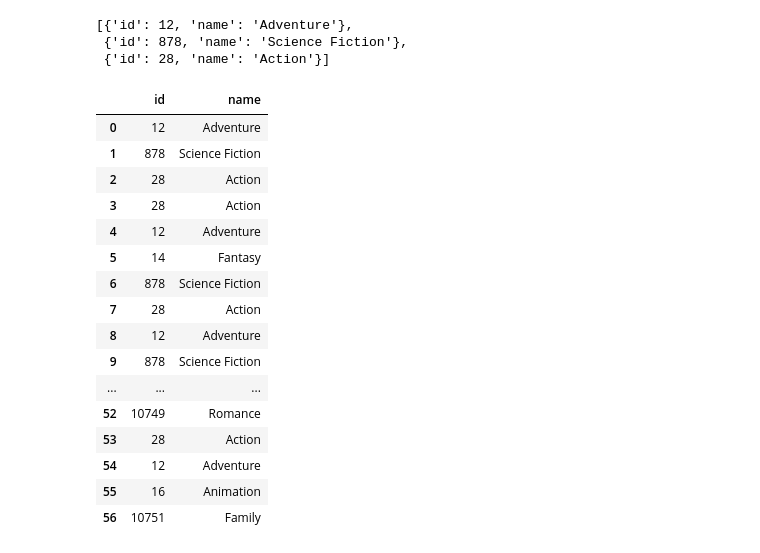
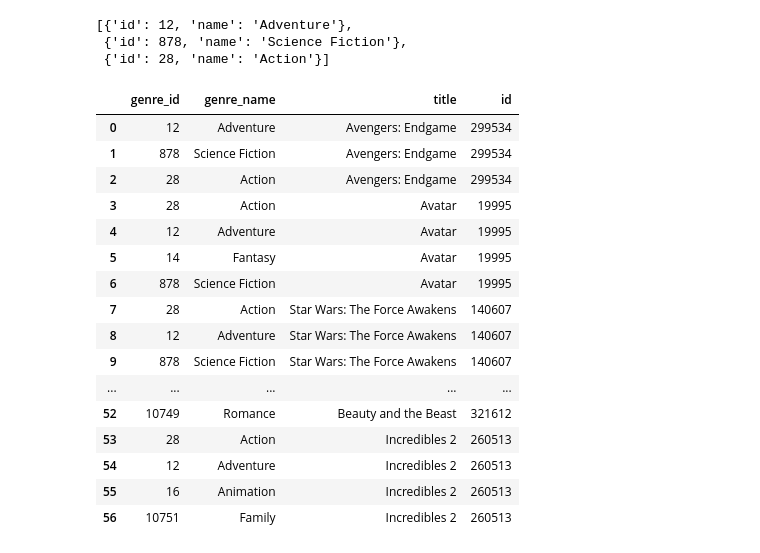
Before and after one commit to syahnetwork/Data-Science-Pandas, a Jupyter notebook: 03 Project 2 Data Import - Working with APIs and JSON (Movies Dataset).ipynb, the cells around one changed output. Drawn from its saved outputs; the diff is of its cells as text; code cells hidden in the pictures.

```diff
--- a/03 Project 2 Data Import - Working with APIs and JSON (Movies Dataset).ipynb
+++ b/03 Project 2 Data Import - Working with APIs and JSON (Movies Dataset).ipynb
@@ -175,22 +184,23 @@ pd.json_normalize(data = data, sep = "_").genres[0]
  {'id': 878, 'name': 'Science Fiction'},
  {'id': 28, 'name': 'Action'}]
 # %%
-pd.json_normalize(data = data, record_path = "genres")
+pd.json_normalize(data = data, record_path = "genres", meta = ["title", "id"], record_prefix = "genre_") #which rows belongs to which movies, need additional parameter (meta)
+#can't add meta to column ID because already have ID
 # %% [output]
-|  | id | name |
-| 0 | 12 | Adventure |
-| 1 | 878 | Science Fiction |
-| 2 | 28 | Action |
-| 3 | 28 | Action |
-| 4 | 12 | Adventure |
-| 5 | 14 | Fantasy |
-| 6 | 878 | Science Fiction |
-| 7 | 28 | Action |
-| 8 | 12 | Adventure |
-| 9 | 878 | Science Fiction |
-| ... | ... | ... |
-| 52 | 10749 | Romance |
-| 53 | 28 | Action |
-| 54 | 12 | Adventure |
-| 55 | 16 | Animation |
-| 56 | 10751 | Family |
+|  | genre_id | genre_name | title | id |
+| 0 | 12 | Adventure | Avengers: Endgame | 299534 |
+| 1 | 878 | Science Fiction | Avengers: Endgame | 299534 |
+| 2 | 28 | Action | Avengers: Endgame | 299534 |
+| 3 | 28 | Action | Avatar | 19995 |
+| 4 | 12 | Adventure | Avatar | 19995 |
+| 5 | 14 | Fantasy | Avatar | 19995 |
+| 6 | 878 | Science Fiction | Avatar | 19995 |
+| 7 | 28 | Action | Star Wars: The Force Awakens | 140607 |
+| 8 | 12 | Adventure | Star Wars: The Force Awakens | 140607 |
+| 9 | 878 | Science Fiction | Star Wars: The Force Awakens | 140607 |
+| ... | ... | ... | ... | ... |
+| 52 | 10749 | Romance | Beauty and the Beast | 321612 |
+| 53 | 28 | Action | Incredibles 2 | 260513 |
+| 54 | 12 | Adventure | Incredibles 2 | 260513 |
+| 55 | 16 | Animation | Incredibles 2 | 260513 |
+| 56 | 10751 | Family | Incredibles 2 | 260513 |
```
Also changed, not shown: parts of 23 cells of this notebook, 2 other files.
